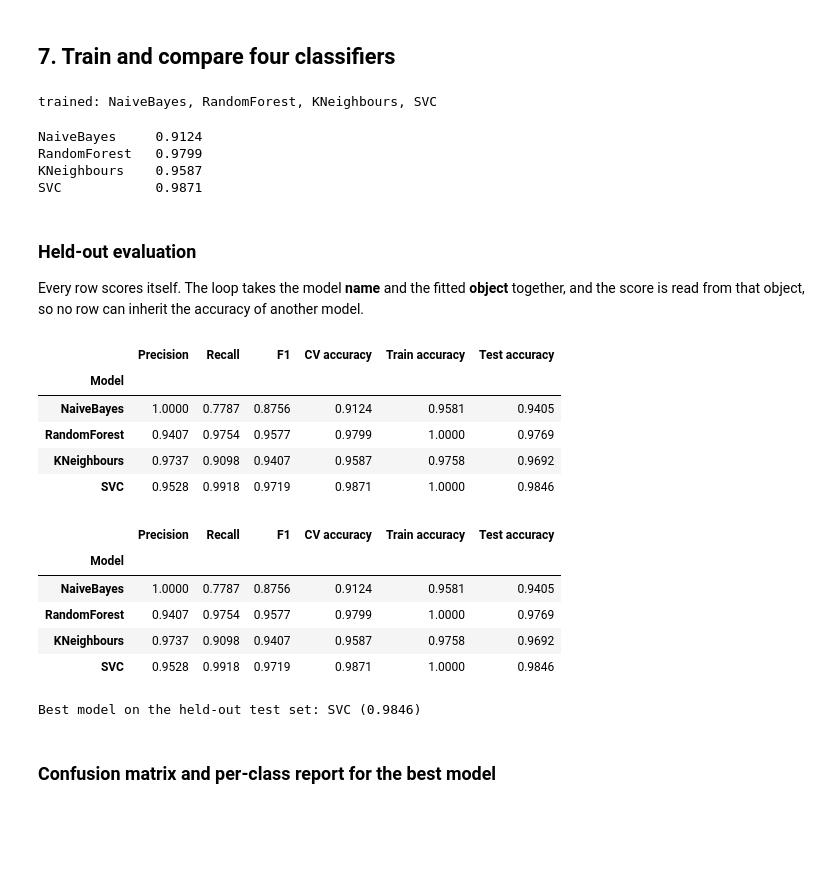
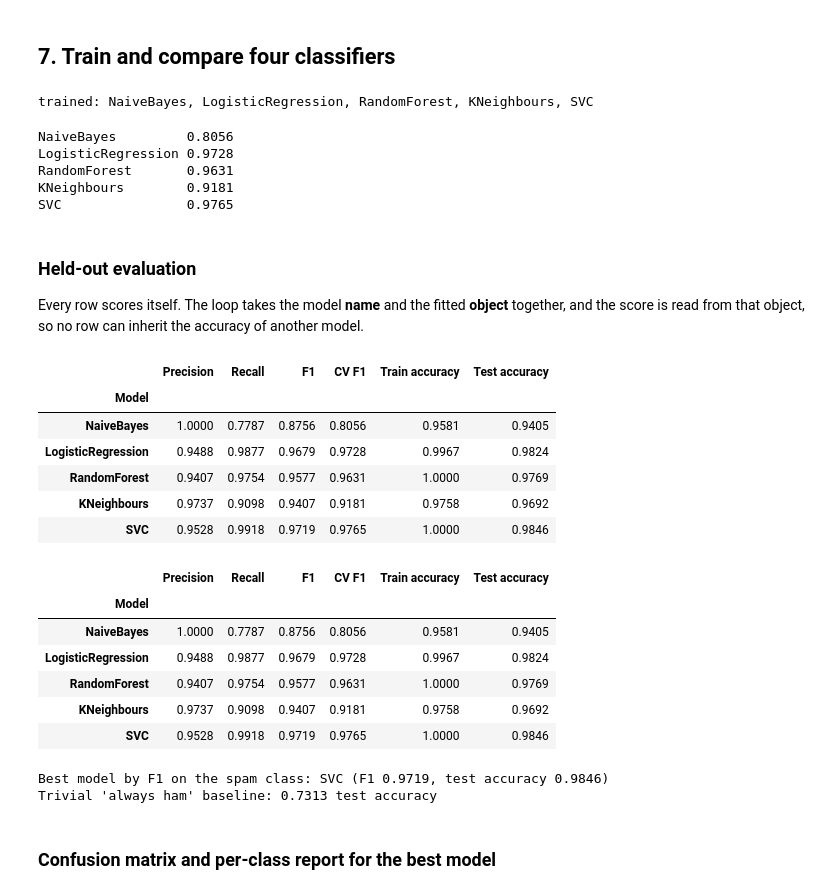
Before and after one commit to ratul-sraj/Email_spam_classifier, a Jupyter notebook: EmailSpam.ipynb, the cells around one changed output. Drawn from its saved outputs; the diff is of its cells as text; code cells hidden in the pictures; blank space fills up the shorter version.

```diff
--- a/EmailSpam.ipynb
+++ b/EmailSpam.ipynb
@@ -225,29 +226,34 @@ print(X_train.shape, X_test.shape)
 # %%
 classifiers = [
     MultinomialNB(),
+    LogisticRegression(max_iter=1000, random_state=RANDOM_STATE),
     RandomForestClassifier(random_state=RANDOM_STATE),
     KNeighborsClassifier(),
     SVC(),
 ]
-names = ["NaiveBayes", "RandomForest", "KNeighbours", "SVC"]
+names = ["NaiveBayes", "LogisticRegression", "RandomForest", "KNeighbours", "SVC"]
 
 for name, model in zip(names, classifiers):
     model.fit(X_train, y_train)
 print("trained:", ", ".join(names))
 # %% [output]
-trained: NaiveBayes, RandomForest, KNeighbours, SVC
+trained: NaiveBayes, LogisticRegression, RandomForest, KNeighbours, SVC
 # %%
-# 10-fold cross-validation on the training split
+# 10-fold cross-validation on the training split, scored by F1 on the spam
+# class. Accuracy is not used as the headline metric: ham outnumbers spam ~73/27
+# here, so always predicting "ham" already scores ~0.73 and accuracy hides
+# dropped spam. F1 balances precision and recall on the class that matters.
 cv_scores = {}
 for name, model in zip(names, classifiers):
-    scores = cross_val_score(model, X_train, y_train, scoring="accuracy", cv=10)
+    scores = cross_val_score(model, X_train, y_train, scoring="f1", cv=10)
     cv_scores[name] = scores.mean()
-    print(f"{name:<14} {scores.mean():.4f}")
+    print(f"{name:<18} {scores.mean():.4f}")
 # %% [output]
-NaiveBayes     0.9124
-RandomForest   0.9799
-KNeighbours    0.9587
-SVC            0.9871
+NaiveBayes         0.8056
+LogisticRegression 0.9728
+RandomForest       0.9631
+KNeighbours        0.9181
+SVC                0.9765
 # %% [markdown]
 ### Held-out evaluation
 
@@ -257,42 +263,47 @@ inherit the accuracy of another model.
 # %%
 rows = []
 for name, i in zip(names, classifiers):
     pred_test = i.predict(X_test)
     rows.append({
         "Model": name,
         "Precision": metrics.precision_score(y_test, pred_test, pos_label=1),
         "Recall": metrics.recall_score(y_test, pred_test, pos_label=1),
         "F1": metrics.f1_score(y_test, pred_test, pos_label=1),
-        "CV accuracy": cv_scores[name],
+        "CV F1": cv_scores[name],
         "Train accuracy": i.score(X_train, y_train),
         "Test accuracy": i.score(X_test, y_test),
     })
 
 results = pd.DataFrame(rows).set_index("Model").round(4)
 results
 # %% [output]
-|  | Precision | Recall | F1 | CV accuracy | Train accuracy | Test accuracy |
+|  | Precision | Recall | F1 | CV F1 | Train accuracy | Test accuracy |
 | Model |  |  |  |  |  |  |
-| NaiveBayes | 1.0000 | 0.7787 | 0.8756 | 0.9124 | 0.9581 | 0.9405 |
-| RandomForest | 0.9407 | 0.9754 | 0.9577 | 0.9799 | 1.0000 | 0.9769 |
-| KNeighbours | 0.9737 | 0.9098 | 0.9407 | 0.9587 | 0.9758 | 0.9692 |
-| SVC | 0.9528 | 0.9918 | 0.9719 | 0.9871 | 1.0000 | 0.9846 |
+| NaiveBayes | 1.0000 | 0.7787 | 0.8756 | 0.8056 | 0.9581 | 0.9405 |
+| LogisticRegression | 0.9488 | 0.9877 | 0.9679 | 0.9728 | 0.9967 | 0.9824 |
+| RandomForest | 0.9407 | 0.9754 | 0.9577 | 0.9631 | 1.0000 | 0.9769 |
+| KNeighbours | 0.9737 | 0.9098 | 0.9407 | 0.9181 | 0.9758 | 0.9692 |
+| SVC | 0.9528 | 0.9918 | 0.9719 | 0.9765 | 1.0000 | 0.9846 |
 # %%
 results.style.background_gradient(cmap="Purples").format("{:.4f}")
 # %% [output]
-|  | Precision | Recall | F1 | CV accuracy | Train accuracy | Test accuracy |
+|  | Precision | Recall | F1 | CV F1 | Train accuracy | Test accuracy |
 | Model |  |  |  |  |  |  |
-| NaiveBayes | 1.0000 | 0.7787 | 0.8756 | 0.9124 | 0.9581 | 0.9405 |
-| RandomForest | 0.9407 | 0.9754 | 0.9577 | 0.9799 | 1.0000 | 0.9769 |
-| KNeighbours | 0.9737 | 0.9098 | 0.9407 | 0.9587 | 0.9758 | 0.9692 |
-| SVC | 0.9528 | 0.9918 | 0.9719 | 0.9871 | 1.0000 | 0.9846 |
+| NaiveBayes | 1.0000 | 0.7787 | 0.8756 | 0.8056 | 0.9581 | 0.9405 |
+| LogisticRegression | 0.9488 | 0.9877 | 0.9679 | 0.9728 | 0.9967 | 0.9824 |
+| RandomForest | 0.9407 | 0.9754 | 0.9577 | 0.9631 | 1.0000 | 0.9769 |
+| KNeighbours | 0.9737 | 0.9098 | 0.9407 | 0.9181 | 0.9758 | 0.9692 |
+| SVC | 0.9528 | 0.9918 | 0.9719 | 0.9765 | 1.0000 | 0.9846 |
 # %%
-best_name = results["Test accuracy"].idxmax()
+best_name = results["F1"].idxmax()
 best_model = classifiers[names.index(best_name)]
-print(f"Best model on the held-out test set: {best_name} "
-      f"({results.loc[best_name, 'Test accuracy']:.4f})")
+print(f"Best model by F1 on the spam class: {best_name} "
+      f"(F1 {results.loc[best_name, 'F1']:.4f}, "
+      f"test accuracy {results.loc[best_name, 'Test accuracy']:.4f})")
+print(f"Trivial 'always ham' baseline: {1 - y_test.mean():.4f} test accuracy")
 # %% [output]
-Best model on the held-out test set: SVC (0.9846)
+Best model by F1 on the spam class: SVC (F1 0.9719, test accuracy 0.9846)
+Trivial 'always ham' baseline: 0.7313 test accuracy
 # %% [markdown]
 ### Confusion matrix and per-class report for the best model
 # %%
```
Also changed, not shown: parts of 1 cell of this notebook, 1 other file.
